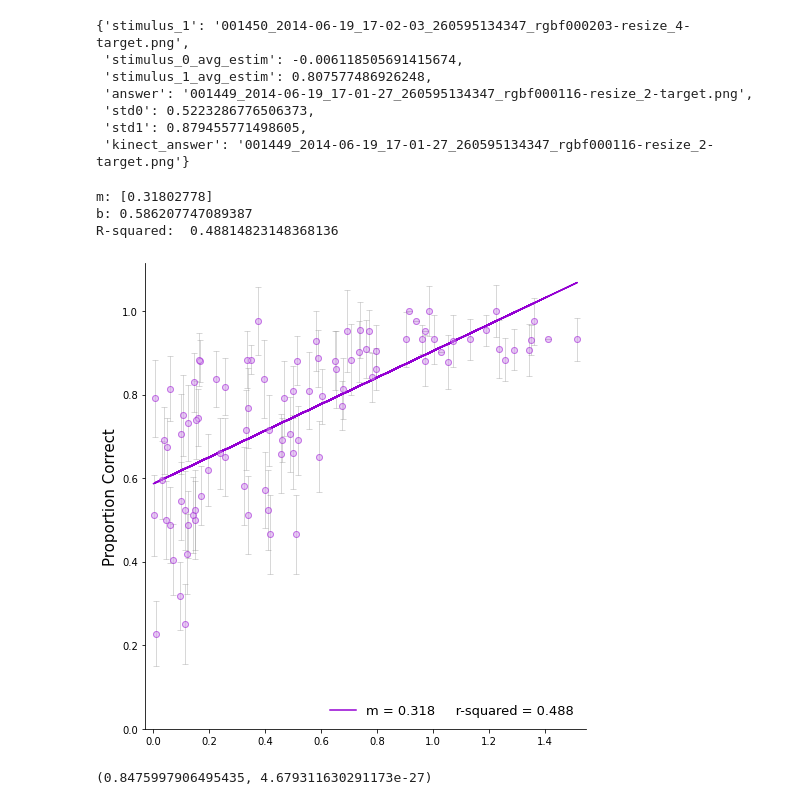
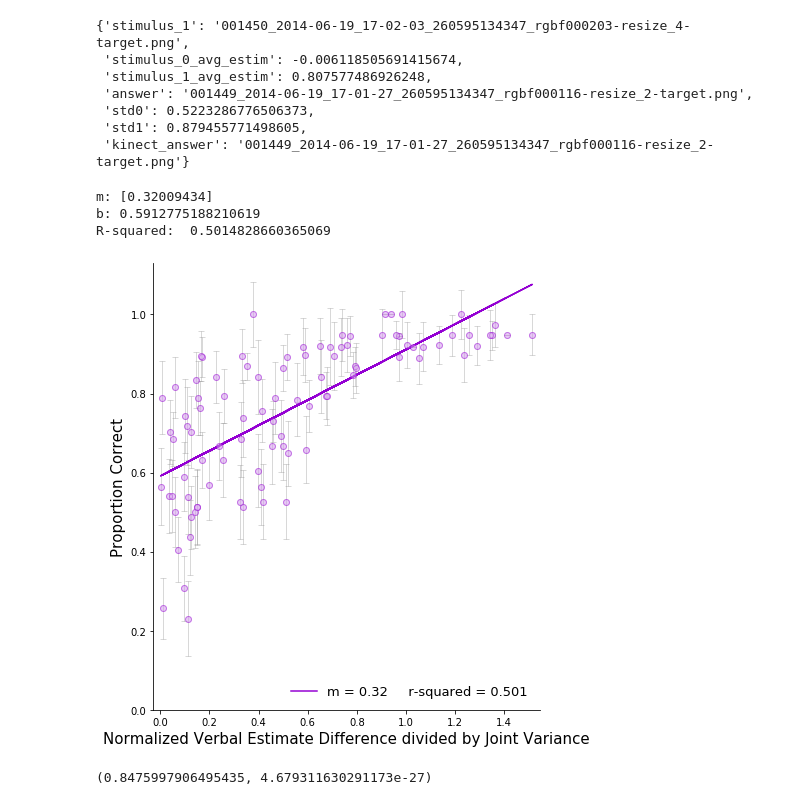
Before and after one commit to prachimahab/depth_discrimination, a Jupyter notebook: v2_matched_discrim_analysis.ipynb, the cells around one changed output. Cells and saved outputs as stored; diff of their text form; code cells hidden in the pictures.

```diff
--- a/v2_matched_discrim_analysis.ipynb
+++ b/v2_matched_discrim_analysis.ipynb
@@ -60,9 +60,9 @@ def combineCSVs(datafolder, num_discrim_trials):
 # %%
 # data_path = '/Users/prachimahableshwarkar/Documents/GW/FacialAge/FacialAge_MTurk/BNav_EC2/DepthDuration/v2_depth_discrimination_MTurk/data'
 
-data_path = '/Users/prachi/Documents/depth_duration/target_at_center/january2022_data/discrim_data'
+# data_path = '/Users/prachi/Documents/depth_duration/target_at_center/january2022_data/discrim_data'
 
-# data_path = '/Users/pmahableshwarkar/Documents/Depth_Project/DATA/0_2022_discrim'
+data_path = '/Users/pmahableshwarkar/Documents/Depth_Project/DATA/0_2022_discrim'
 # %%
 raw_discrim, raw_ratings = combineCSVs(data_path, 100)
 # %%
@@ -593,7 +593,7 @@ all_discrim_performance = individual_discrimination_stats(zscored_data)
 # %% [markdown]
 ## Load Z-scored TAC Verbal Judgement Data
 # %%
-destpath = '/Users/prachi/Documents/depth_duration/verbal_judgement_analysis/TAC_npy_files/matchedVE/z-scored/'
+destpath = '/Users/pmahableshwarkar/Documents/Depth_Project/verbal_judgement_analysis/TAC_npy_files/matchedVE/z-scored/'
 
 # x data
 with open(destpath + 'X_250.npy' , 'rb') as f:
@@ -643,7 +643,7 @@ for key in all_discrim_performance.keys():
     targetimg0 = key.split('/')[-1]
     folder0 = targetimg0[:-11]
     depth_dur_path0 = 'depth_duration_stimuli/' + folder0 + '/' + targetimg0
-    idx0 = np.where(TAC_final_stim_250 == depth_dur_path0)[0][0]
+    idx0 = np.where(n_TAC_final_stim_250 == depth_dur_path0)[0][0]
     avg_estim_stim0 = n_TAC_final_y_250[idx0]
     std0 = n_TAC_std_250[idx0]
     ste0 = n_TAC_ste_250[idx0]
@@ -651,7 +651,7 @@ for key in all_discrim_performance.keys():
     targetimg1 = all_discrim_performance[key]['stimulus_1'].split('/')[-1]
     folder1 = targetimg1[:-11]
     depth_dur_path1 = 'depth_duration_stimuli/' + folder1 + '/' + targetimg1
-    idx1= np.where(TAC_final_stim_250 == depth_dur_path1)[0][0]
+    idx1= np.where(n_TAC_final_stim_250 == depth_dur_path1)[0][0]
     avg_estim_stim1 = n_TAC_final_y_250[idx1]
     std1 = n_TAC_std_250[idx1]
     ste1 = n_TAC_ste_250[idx1]
@@ -691,14 +691,14 @@ for key in all_discrim_performance.keys():
     targetimg0 = key.split('/')[-1]
     folder0 = targetimg0[:-11]
     depth_dur_path0 = 'depth_duration_stimuli/' + folder0 + '/' + targetimg0
-    idx0 = np.where(TAC_final_stim_1000 == depth_dur_path0)[0][0]
+    idx0 = np.where(n_TAC_final_stim_1000 == depth_dur_path0)[0][0]
     avg_estim_stim0 = n_TAC_final_y_1000[idx0]
     std0 = n_TAC_std_1000[idx0]
 
     targetimg1 = all_discrim_performance[key]['stimulus_1'].split('/')[-1]
     folder1 = targetimg1[:-11]
     depth_dur_path1 = 'depth_duration_stimuli/' + folder1 + '/' + targetimg1
-    idx1= np.where(TAC_final_stim_1000 == depth_dur_path1)[0][0]
+    idx1= np.where(n_TAC_final_stim_1000 == depth_dur_path1)[0][0]
     avg_estim_stim1 = n_TAC_final_y_1000[idx1]
     std1 = n_TAC_std_1000[idx1]
 
@@ -1286,39 +1286,39 @@ plt.plot(JV_X_1000, VE_PC_1000, 'o', color='darkviolet', alpha = 0.3);
 plt.plot(JV_X_1000, JV_PC_predicted_1000,color='darkviolet', label = 'm = ' + str(round(JV_PC_reg_1000.coef_[0], 3))
          + '     r-squared = ' + str(round(float(JV_PC_reg_1000.score(JV_X_1000, VE_PC_1000)), 3)))
 # plt.xlabel("Diff b/w normalized verbal judgements divided by joint variance", fontsize = 15)
-# plt.xlabel("Average Normalized Verbal Estimate Difference Divided by Joint Variance", fontsize = 15)
+plt.xlabel("Normalized Verbal Estimate Difference divided by Joint Variance", fontsize = 15)
 
 plt.ylabel("Proportion Correct", fontsize = 15)
 
 plt.xticks(np.arange(0,1.8, 0.2))
 plt.yticks(np.arange(0,1.2, 0.2))
 plt.margins(x=0.02)
 
 
 #get coefficients and y intercept
 print("m: {0}".format(JV_PC_reg_1000.coef_))
 print("b: {0}".format(JV_PC_reg_1000.intercept_))
 
 #Returns the coefficient of determination R^2 of the prediction.
 print("R-squared: ", JV_PC_reg_1000.score(JV_X_1000, VE_PC_1000))
 
 # plt.plot([-0.6, 0.9], [0.5,0.5], '--', color='black')
 
 
 legend = plt.legend(loc = 4, fontsize=13, labelspacing=1, frameon=False)
 
 
 # plt.plot(JV_X_1000[10], VE_PC_1000[10], 'o', color='black', alpha=3)
 
 
 fig.tight_layout()
 
 plt.show();
 # %% [output]
-m: [0.31802778]
-b: 0.586207747089387
-R-squared:  0.48814823148368136
+m: [0.32009434]
+b: 0.5912775188210619
+R-squared:  0.5014828660365069
-[figure, old version]
+[figure, new version]
 # %%
 print(stats.pearsonr(n_JV_250, n_JV_1000))
 plt.figure(figsize=[7,7])
```
Also changed, not shown: parts of 13 cells of this notebook.
